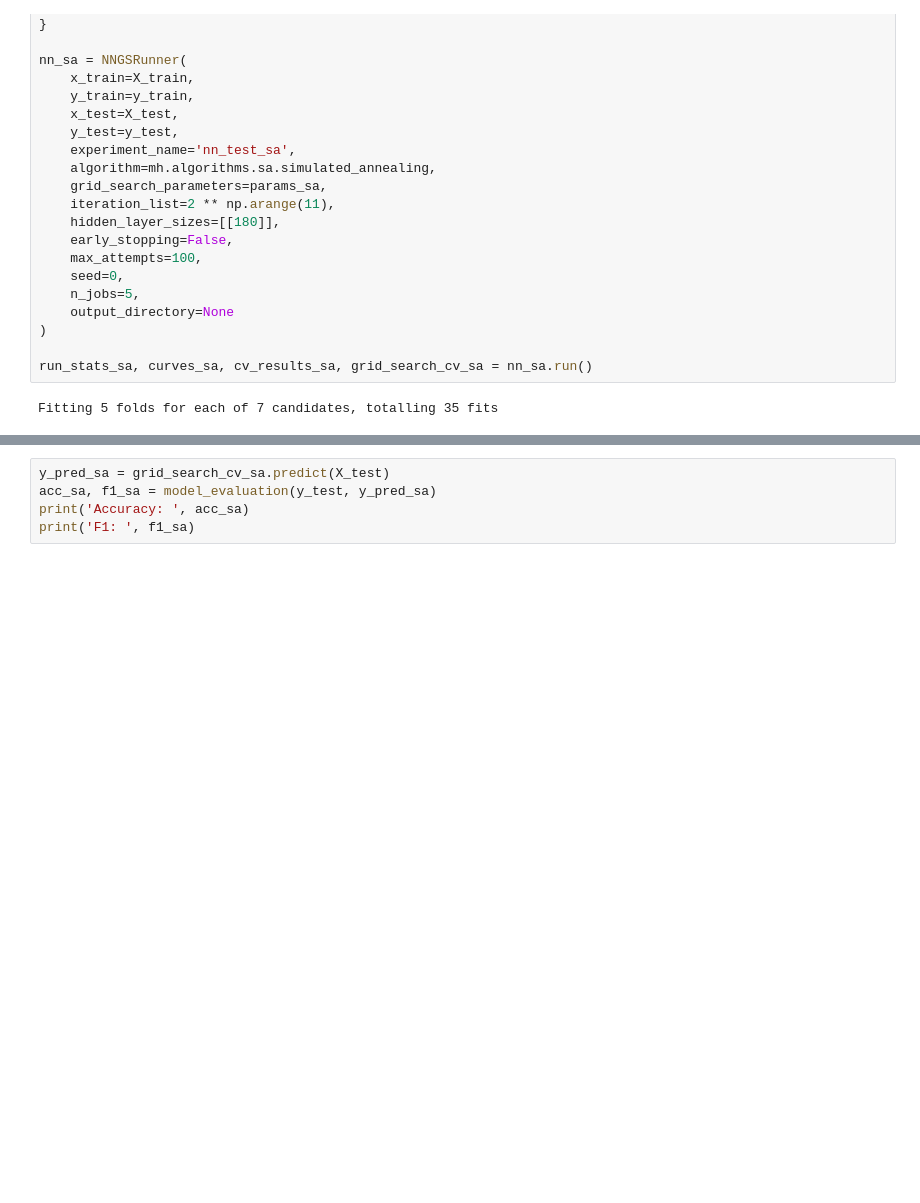
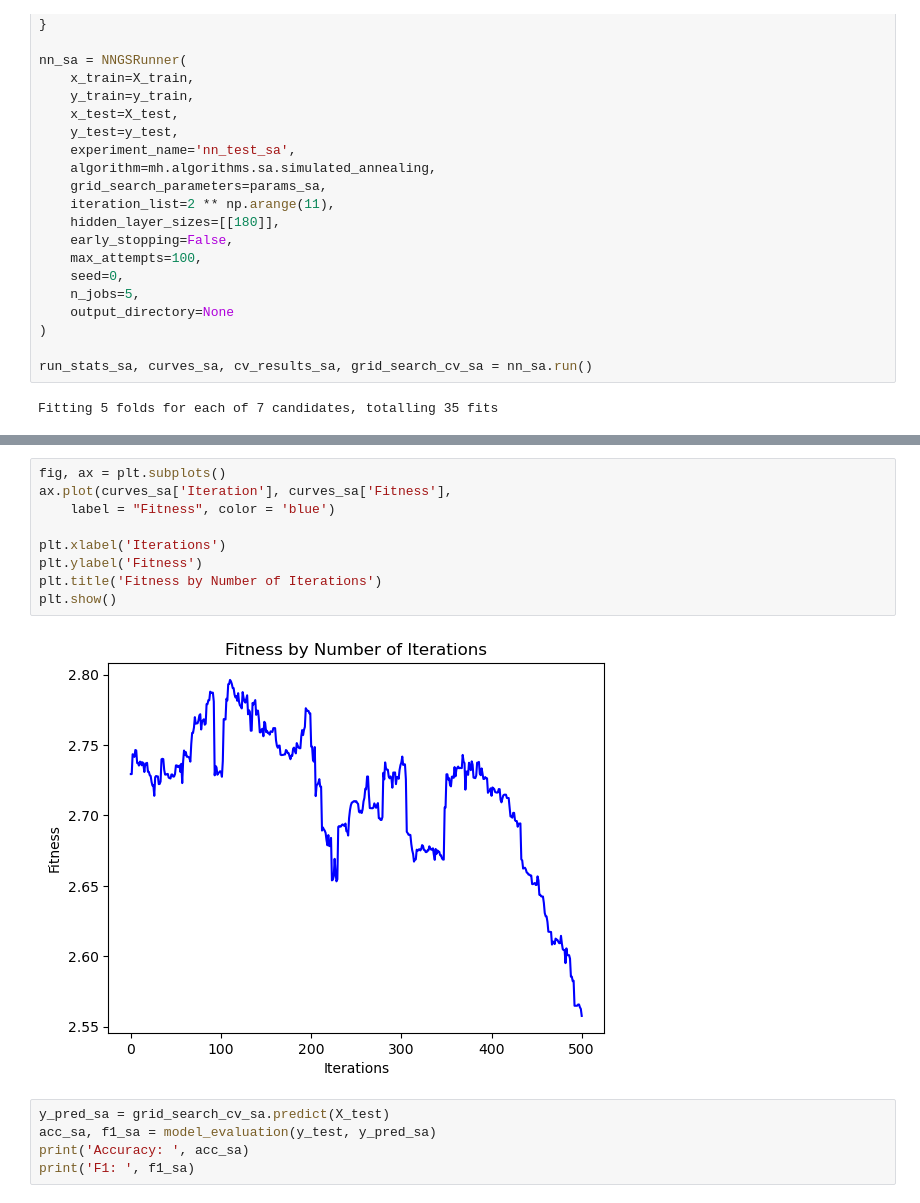
Before and after one commit to funkjo/Randomized-Optimization, a Jupyter notebook: NNOptimization.ipynb, the cells around one changed output, grey strips where cells are left out. Saved outputs shown, nothing was run; the diff lists cells and outputs as text; blank space fills up the shorter version.

```diff
--- a/NNOptimization.ipynb
+++ b/NNOptimization.ipynb
@@ -115,3 +242,14 @@ Fitting 5 folds for each of 7 candidates, totalling 35 fits
+# %%
+fig, ax = plt.subplots()
+ax.plot(curves_sa['Iteration'], curves_sa['Fitness'],
+    label = "Fitness", color = 'blue')
+
+plt.xlabel('Iterations')
+plt.ylabel('Fitness')
+plt.title('Fitness by Number of Iterations')
+plt.show()
+# %% [output]
+[figure, added]
 # %%
 y_pred_sa = grid_search_cv_sa.predict(X_test)
 acc_sa, f1_sa = model_evaluation(y_test, y_pred_sa)
```
Also changed, not shown: parts of 14 cells of this notebook, 2 other files.
